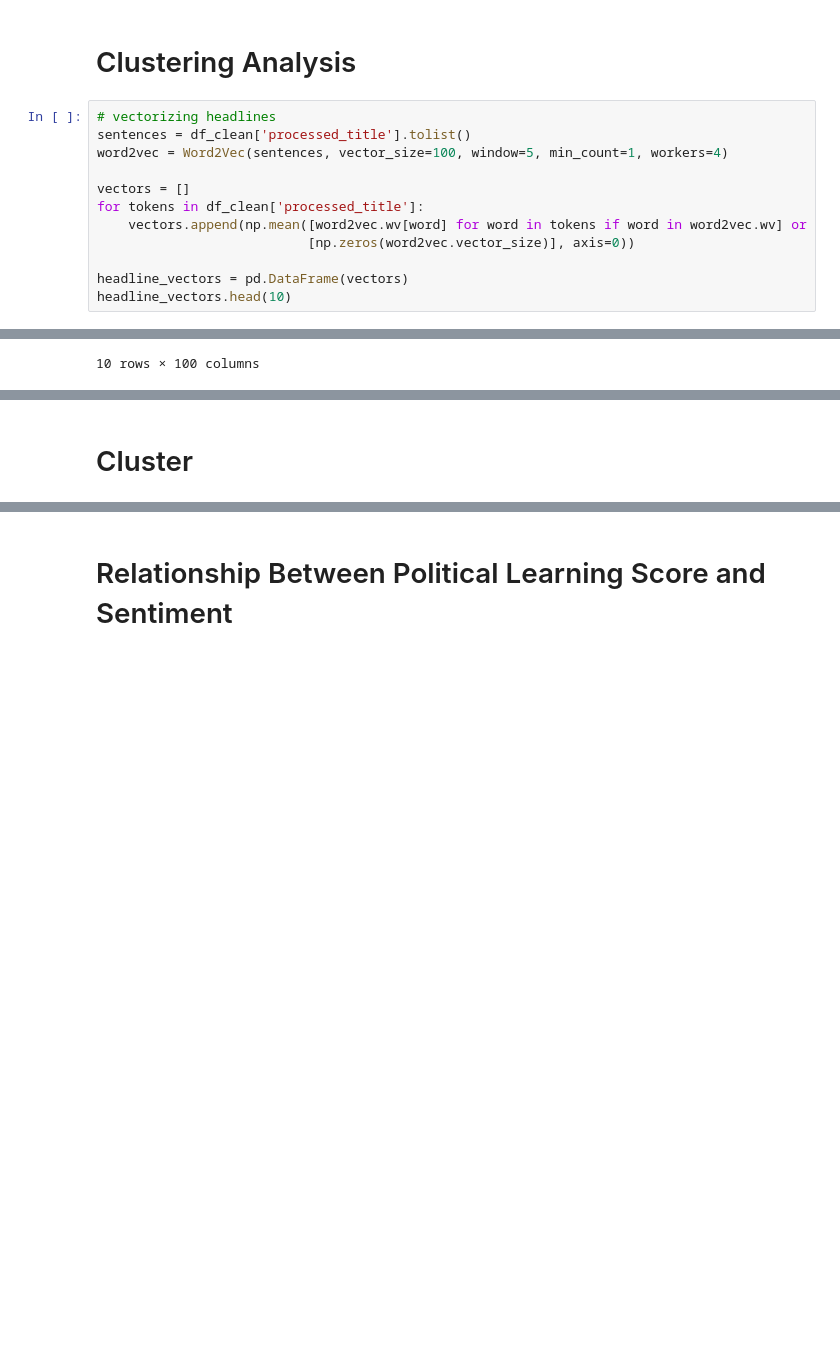
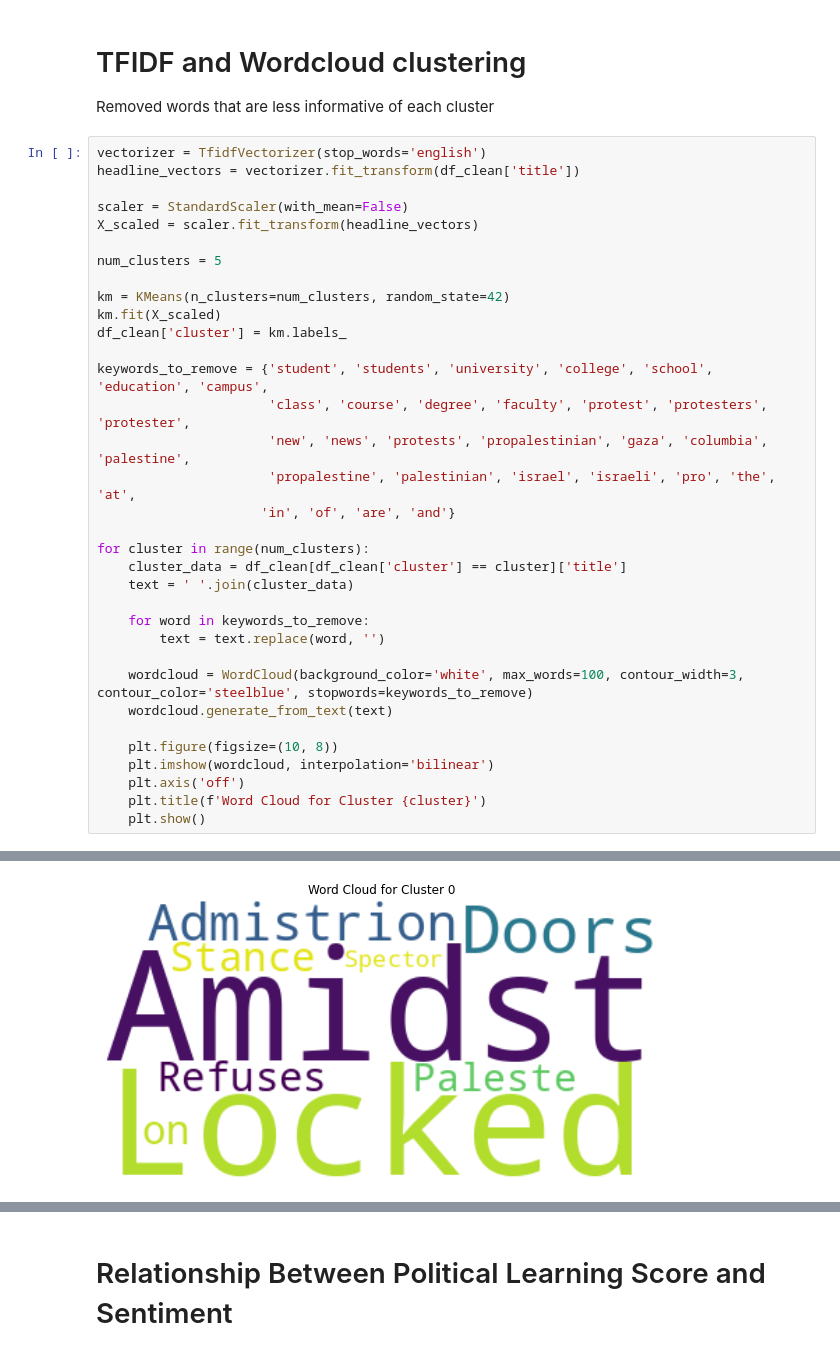
Before and after one commit to jjoycehu/poli-179, a Jupyter notebook: notebooks/analysis.ipynb, the cells around one changed output, grey strips where cells are left out. Cells and saved outputs as stored; diff of their text form; blank space fills up the shorter version.

```diff
--- a/notebooks/analysis.ipynb
+++ b/notebooks/analysis.ipynb
@@ -57,17 +58,40 @@ df_clean.head(10)
 | 8 | WSKG.org | Ithaca Common Council calls for c... | 2024-03-07 08:00:00 | [ithaca, common, council, calls, ... |
 | 9 | Tufts Daily | Students allege police aggression... | 2024-03-07 08:00:00 | [students, allege, police, aggres... |
 # %% [markdown]
-# Clustering Analysis
+# TFIDF and Wordcloud clustering
+Removed words that are less informative of each cluster
 # %%
-# vectorizing headlines
-sentences = df_clean['processed_title'].tolist()
-word2vec = Word2Vec(sentences, vector_size=100, window=5, min_count=1, workers=4)
+vectorizer = TfidfVectorizer(stop_words='english')
+headline_vectors = vectorizer.fit_transform(df_clean['title'])
 
-vectors = []
-for tokens in df_clean['processed_title']:
-    vectors.append(np.mean([word2vec.wv[word] for word in tokens if word in word2vec.wv] or
-                           [np.zeros(word2vec.vector_size)], axis=0))
+scaler = StandardScaler(with_mean=False)
+X_scaled = scaler.fit_transform(headline_vectors)
 
-headline_vectors = pd.DataFrame(vectors)
-headline_vectors.head(10)
+num_clusters = 5
+
+km = KMeans(n_clusters=num_clusters, random_state=42)
+km.fit(X_scaled)
+df_clean['cluster'] = km.labels_
+
+keywords_to_remove = {'student', 'students', 'university', 'college', 'school', 'education', 'campus',
+                      'class', 'course', 'degree', 'faculty', 'protest', 'protesters', 'protester',
+                      'new', 'news', 'protests', 'propalestinian', 'gaza', 'columbia', 'palestine',
+                      'propalestine', 'palestinian', 'israel', 'israeli', 'pro', 'the', 'at',
+                     'in', 'of', 'are', 'and'}
+
+for cluster in range(num_clusters):
+    cluster_data = df_clean[df_clean['cluster'] == cluster]['title']
+    text = ' '.join(cluster_data)
+
+    for word in keywords_to_remove:
+        text = text.replace(word, '')
+
+    wordcloud = WordCloud(background_color='white', max_words=100, contour_width=3, contour_color='steelblue', stopwords=keywords_to_remove)
+    wordcloud.generate_from_text(text)
+
+    plt.figure(figsize=(10, 8))
+    plt.imshow(wordcloud, interpolation='bilinear')
+    plt.axis('off')
+    plt.title(f'Word Cloud for Cluster {cluster}')
+    plt.show()
 # %% [output]
@@ -85 +98 @@ headline_vectors.head(10)
-10 rows × 100 columns
+[figure, added]
@@ -86,2 +102,0 @@ headline_vectors.head(10)
-# %% [markdown]
-# Cluster
```
Also changed, not shown: parts of 6 cells of this notebook.
